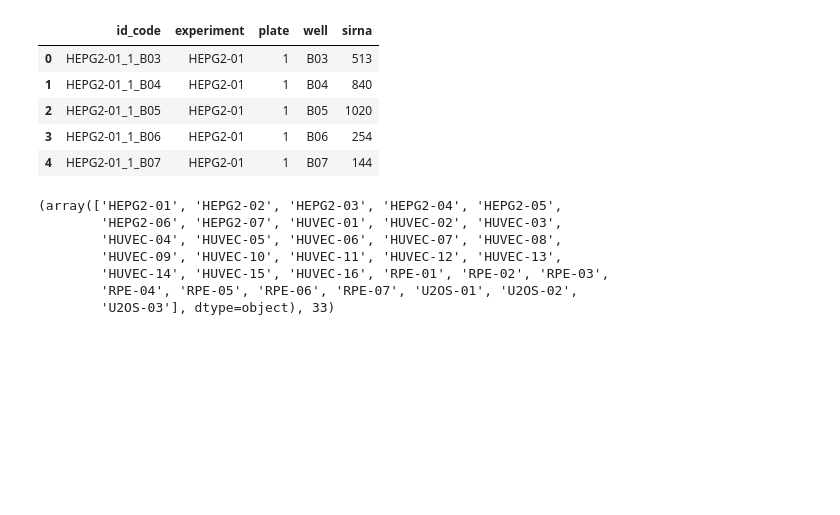
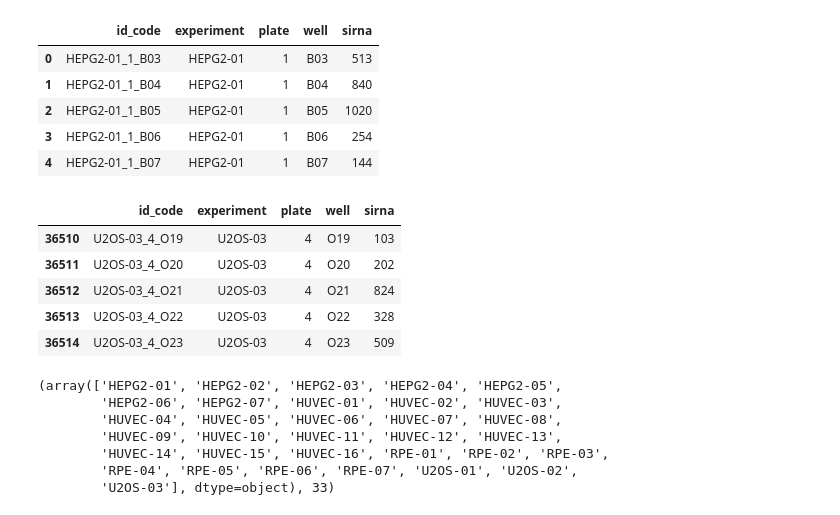
Before and after one commit to MicPie/recursion-cellular-image-classification, a Jupyter notebook: rcic_v10_train_test_dataset_valid-split_prep.ipynb, the cells around one changed output. Saved outputs shown, nothing was run; the diff lists cells and outputs as text; code cells hidden in the pictures; blank space fills up the shorter version.

```diff
--- a/rcic_v10_train_test_dataset_valid-split_prep.ipynb
+++ b/rcic_v10_train_test_dataset_valid-split_prep.ipynb
@@ -101,6 +105,15 @@ df_train.head()
 | 2 | HEPG2-01_1_B05 | HEPG2-01 | 1 | B05 | 1020 |
 | 3 | HEPG2-01_1_B06 | HEPG2-01 | 1 | B06 | 254 |
 | 4 | HEPG2-01_1_B07 | HEPG2-01 | 1 | B07 | 144 |
+# %%
+df_train.tail()
+# %% [output]
+|  | id_code | experiment | plate | well | sirna |
+| 36510 | U2OS-03_4_O19 | U2OS-03 | 4 | O19 | 103 |
+| 36511 | U2OS-03_4_O20 | U2OS-03 | 4 | O20 | 202 |
+| 36512 | U2OS-03_4_O21 | U2OS-03 | 4 | O21 | 824 |
+| 36513 | U2OS-03_4_O22 | U2OS-03 | 4 | O22 | 328 |
+| 36514 | U2OS-03_4_O23 | U2OS-03 | 4 | O23 | 509 |
 # %%
 df_train.experiment.unique(), len(df_train.experiment.unique())
 # %% [output]
```
Also changed, not shown: parts of 2 cells of this notebook.
